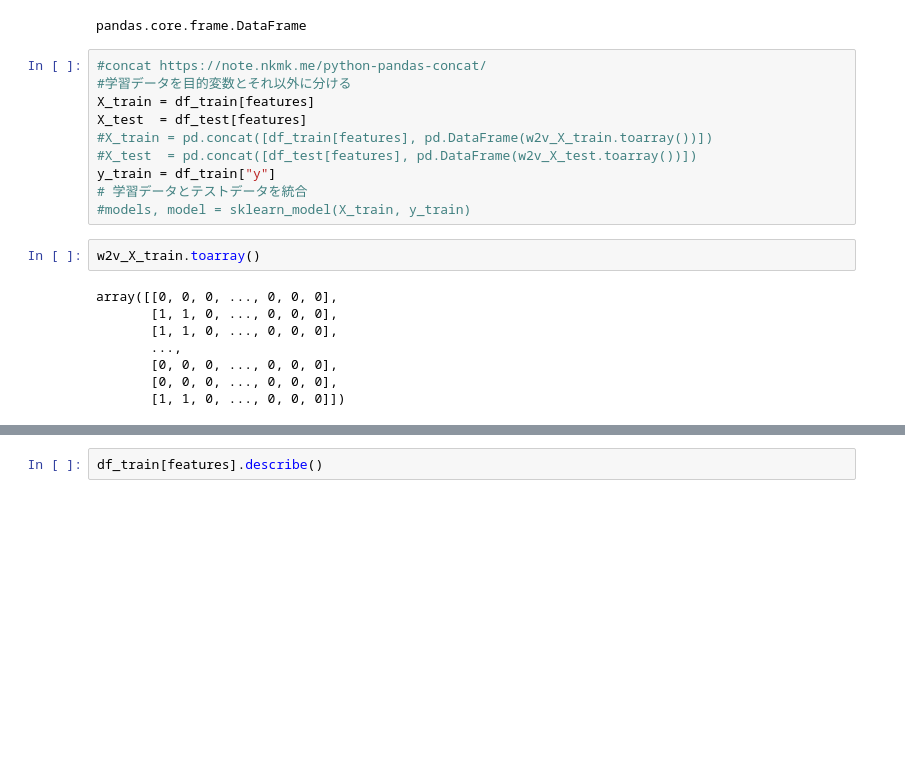
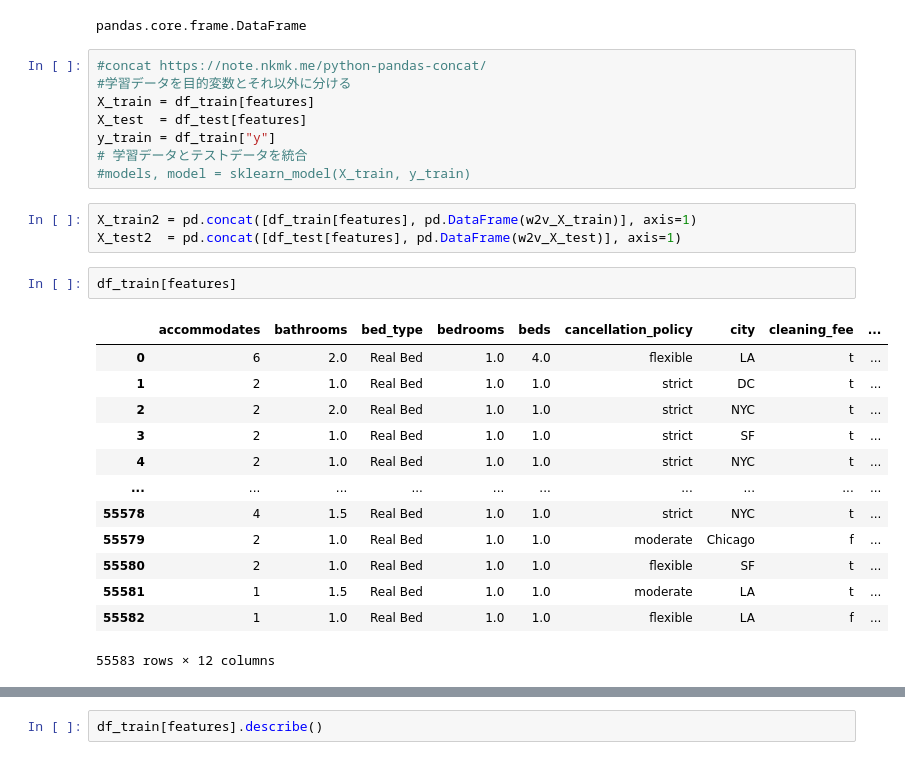
Before and after one commit to inai17ibar/signate_assesment, a Jupyter notebook: analysis.ipynb, the cells around one changed output, grey strips where cells are left out. Saved outputs shown, nothing was run; the diff lists cells and outputs as text; blank space fills up the shorter version.

```diff
--- a/analysis.ipynb
+++ b/analysis.ipynb
@@ -465,18 +466,25 @@ pandas.core.frame.DataFrame
 #学習データを目的変数とそれ以外に分ける
 X_train = df_train[features]
 X_test  = df_test[features]
-#X_train = pd.concat([df_train[features], pd.DataFrame(w2v_X_train.toarray())])
-#X_test  = pd.concat([df_test[features], pd.DataFrame(w2v_X_test.toarray())])
 y_train = df_train["y"]
 # 学習データとテストデータを統合
 #models, model = sklearn_model(X_train, y_train)
-# %%
-w2v_X_train.toarray()
-# %% [output]
-array([[0, 0, 0, ..., 0, 0, 0],
-       [1, 1, 0, ..., 0, 0, 0],
-       [1, 1, 0, ..., 0, 0, 0],
-       ...,
-       [0, 0, 0, ..., 0, 0, 0],
-       [0, 0, 0, ..., 0, 0, 0],
-       [1, 1, 0, ..., 0, 0, 0]])
+# %%
+X_train2 = pd.concat([df_train[features], pd.DataFrame(w2v_X_train)], axis=1)
+X_test2  = pd.concat([df_test[features], pd.DataFrame(w2v_X_test)], axis=1)
+# %%
+df_train[features]
+# %% [output]
+|  | accommodates | bathrooms | bed_type | bedrooms | beds | cancellation_policy | city | cleaning_fee | ... |
+| 0 | 6 | 2.0 | Real Bed | 1.0 | 4.0 | flexible | LA | t | ... |
+| 1 | 2 | 1.0 | Real Bed | 1.0 | 1.0 | strict | DC | t | ... |
+| 2 | 2 | 2.0 | Real Bed | 1.0 | 1.0 | strict | NYC | t | ... |
+| 3 | 2 | 1.0 | Real Bed | 1.0 | 1.0 | strict | SF | t | ... |
+| 4 | 2 | 1.0 | Real Bed | 1.0 | 1.0 | strict | NYC | t | ... |
+| ... | ... | ... | ... | ... | ... | ... | ... | ... | ... |
+| 55578 | 4 | 1.5 | Real Bed | 1.0 | 1.0 | strict | NYC | t | ... |
+| 55579 | 2 | 1.0 | Real Bed | 1.0 | 1.0 | moderate | Chicago | f | ... |
+| 55580 | 2 | 1.0 | Real Bed | 1.0 | 1.0 | flexible | SF | t | ... |
+| 55581 | 1 | 1.5 | Real Bed | 1.0 | 1.0 | moderate | LA | t | ... |
+| 55582 | 1 | 1.0 | Real Bed | 1.0 | 1.0 | flexible | LA | f | ... |
+55583 rows × 12 columns
```
Also changed, not shown: parts of 5 cells of this notebook, 5 other files.
